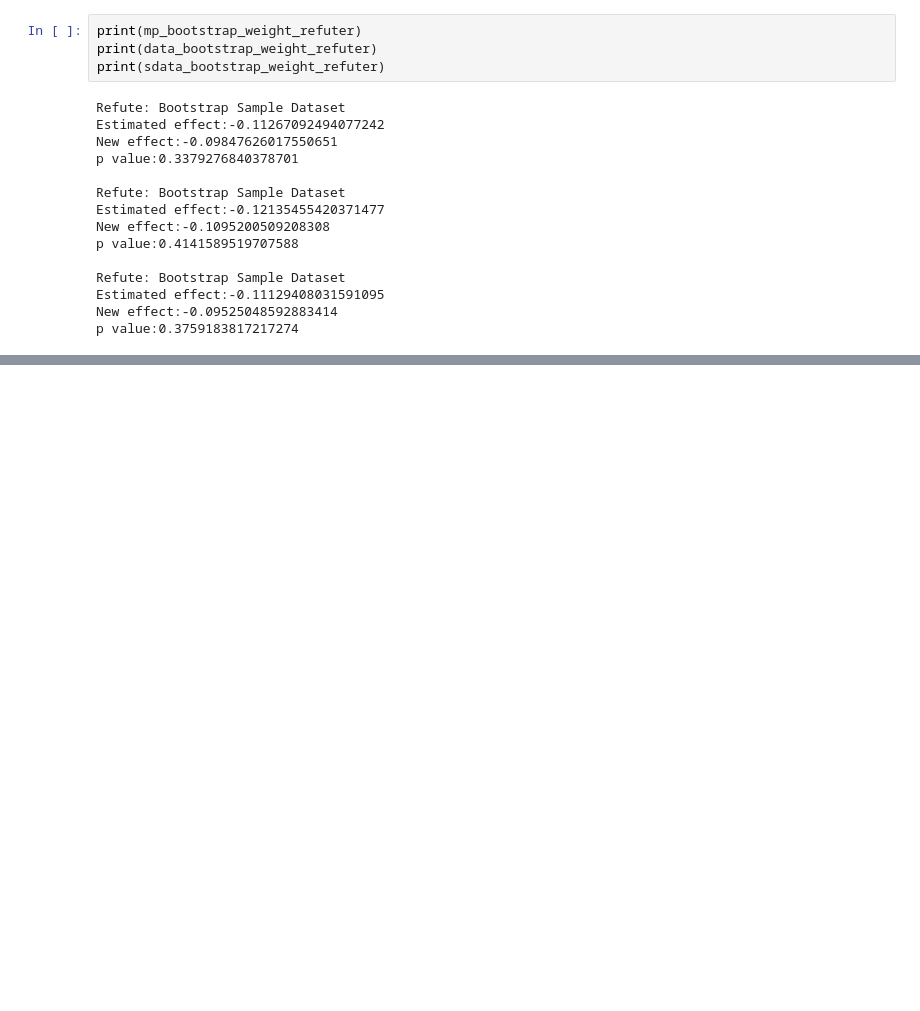
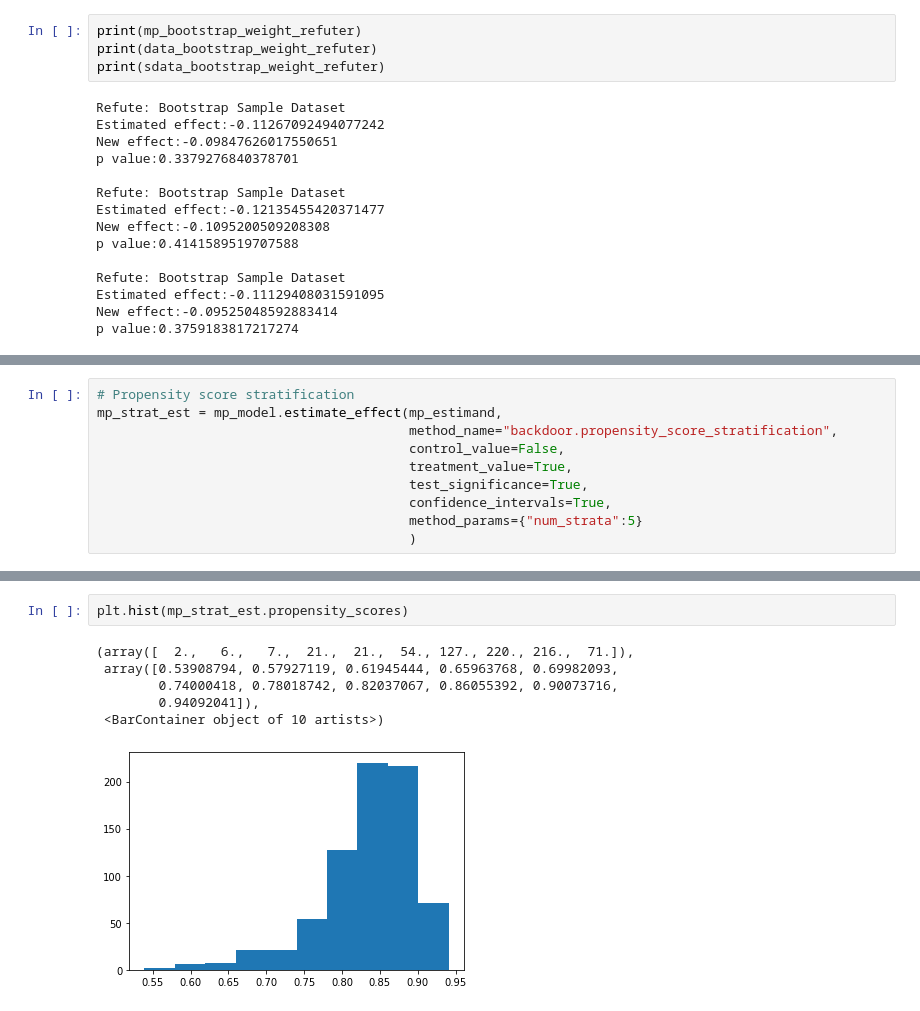
Before and after one commit to c-abbott/surviving-the-icu, a Jupyter notebook: src/notebooks/csdh_propensity_estimation.ipynb, the cells around one changed output, grey strips where cells are left out. Drawn from its saved outputs; the diff is of its cells as text; blank space fills up the shorter version.

Commit message:
:sparkles: propensity strat estimator

```diff
--- a/src/notebooks/csdh_propensity_estimation.ipynb
+++ b/src/notebooks/csdh_propensity_estimation.ipynb
@@ -404,0 +671,10 @@ p value:0.3759183817217274
+# %%
+# Propensity score stratification
+mp_strat_est = mp_model.estimate_effect(mp_estimand,
+                                        method_name="backdoor.propensity_score_stratification",
+                                        control_value=False,
+                                        treatment_value=True,
+                                        test_significance=True,
+                                        confidence_intervals=True,
+                                        method_params={"num_strata":5}
+                                        )
@@ -404,0 +850,9 @@ p value:0.3759183817217274
+# %%
+plt.hist(mp_strat_est.propensity_scores)
+# %% [output]
+(array([  2.,   6.,   7.,  21.,  21.,  54., 127., 220., 216.,  71.]),
+ array([0.53908794, 0.57927119, 0.61945444, 0.65963768, 0.69982093,
+        0.74000418, 0.78018742, 0.82037067, 0.86055392, 0.90073716,
+        0.94092041]),
+ <BarContainer object of 10 artists>)
+[figure, added]
```
Also changed, not shown: parts of 56 cells of this notebook.
